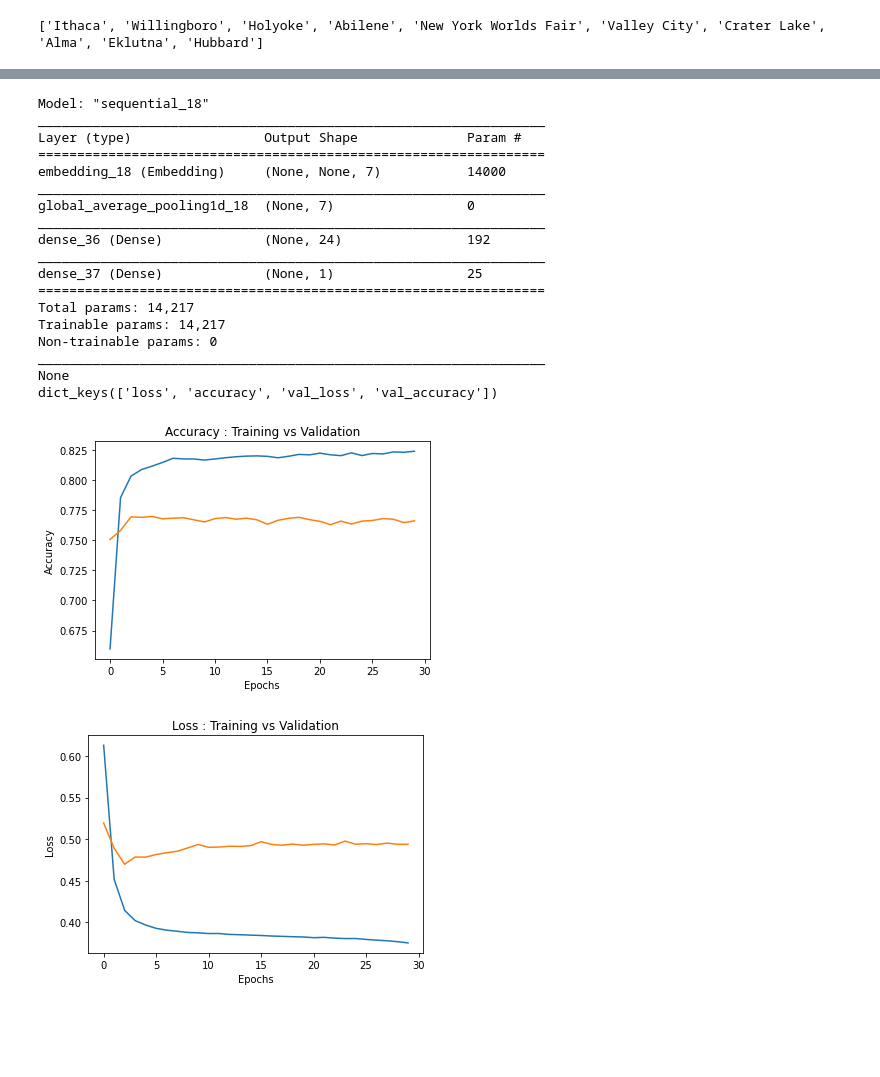
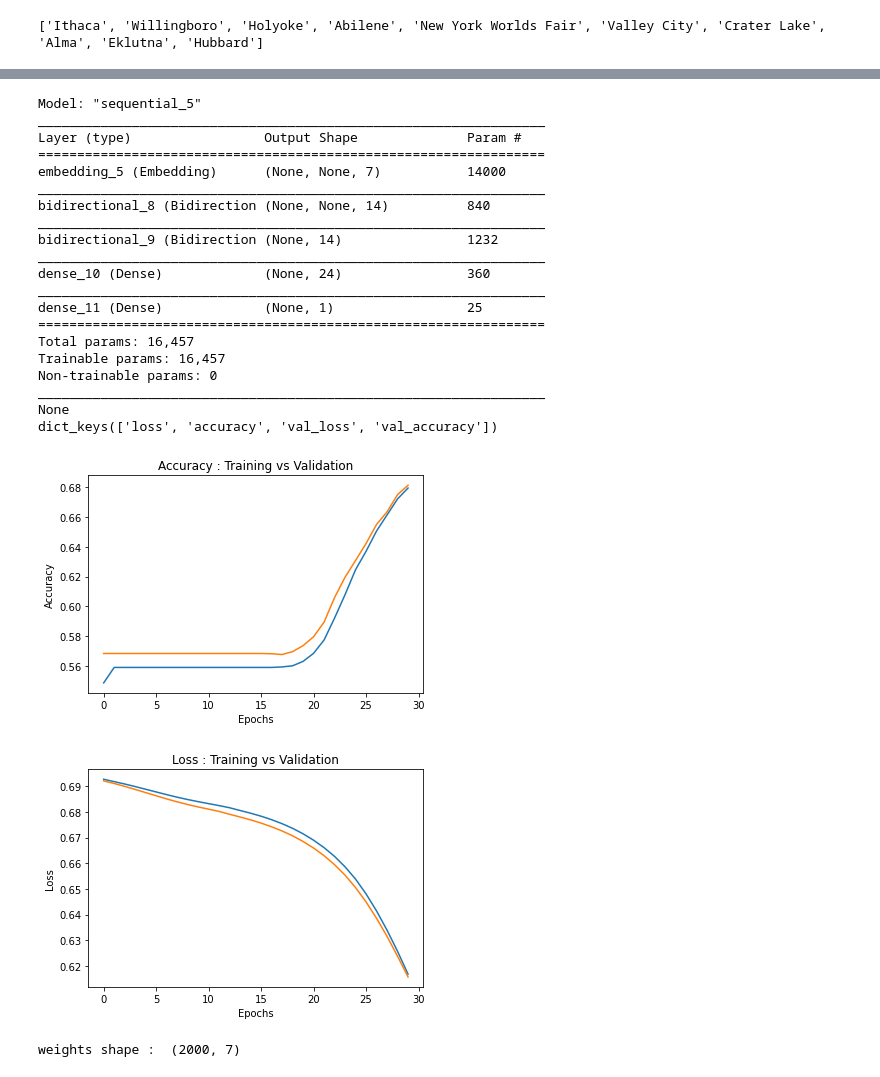
Before and after one commit to kumar-mahendra/66DaysOfData, a Jupyter notebook: Natural_Language_Processing.ipynb, the cells around one changed output, grey strips where cells are left out. Drawn from its saved outputs; the diff is of its cells as text; code cells hidden in the pictures; blank space fills up the shorter version.

```diff
--- a/Natural_Language_Processing.ipynb
+++ b/Natural_Language_Processing.ipynb
@@ -401,23 +473,26 @@ def training_model(vocab_size,embedding_size,epoch):
 # %%
-training_model(2000,7,30)
+model = training_model(2000,7,30)
 # %% [output]
-Model: "sequential_18"
+Model: "sequential_5"
 _________________________________________________________________
 Layer (type)                 Output Shape              Param #
 =================================================================
-embedding_18 (Embedding)     (None, None, 7)           14000
+embedding_5 (Embedding)      (None, None, 7)           14000
 _________________________________________________________________
-global_average_pooling1d_18  (None, 7)                 0
+bidirectional_8 (Bidirection (None, None, 14)          840
 _________________________________________________________________
-dense_36 (Dense)             (None, 24)                192
+bidirectional_9 (Bidirection (None, 14)                1232
 _________________________________________________________________
-dense_37 (Dense)             (None, 1)                 25
+dense_10 (Dense)             (None, 24)                360
+_________________________________________________________________
+dense_11 (Dense)             (None, 1)                 25
 =================================================================
-Total params: 14,217
-Trainable params: 14,217
+Total params: 16,457
+Trainable params: 16,457
 Non-trainable params: 0
 _________________________________________________________________
 None
 dict_keys(['loss', 'accuracy', 'val_loss', 'val_accuracy'])
-[figure, old version]
+[figure, new version]
-[figure, old version]
+[figure, new version]
+weights shape :  (2000, 7)
```
Also changed, not shown: parts of 9 cells of this notebook.
